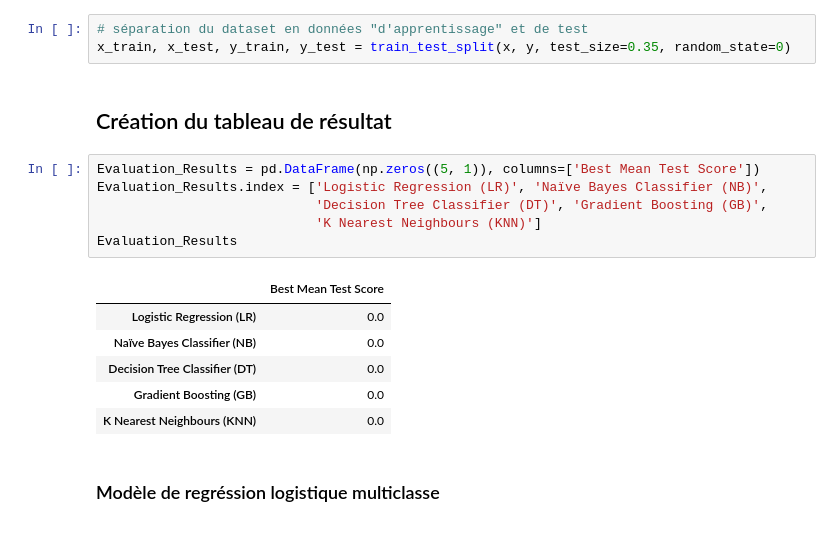
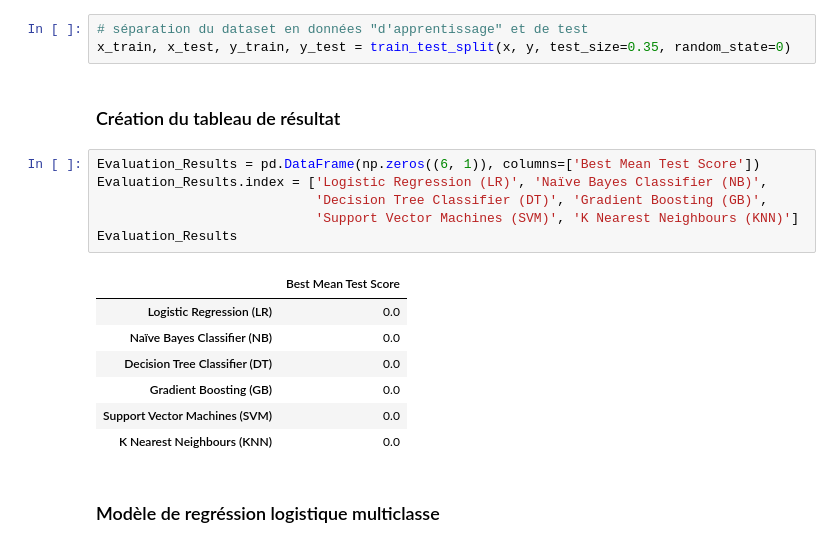
Before and after one commit to Julien-Faure/mines-ai-number-recognition-project, a Jupyter notebook: report.ipynb, the cells around one changed output. Drawn from its saved outputs; the diff is of its cells as text.

```diff
--- a/report.ipynb
+++ b/report.ipynb
@@ -156,19 +159,20 @@ Pour trouver cette valeur, nous avons appliqué la procédure suivante, nous avo
 # séparation du dataset en données "d'apprentissage" et de test
 x_train, x_test, y_train, y_test = train_test_split(x, y, test_size=0.35, random_state=0)
 # %% [markdown]
-## Création du tableau de résultat
+### Création du tableau de résultat
 # %%
-Evaluation_Results = pd.DataFrame(np.zeros((5, 1)), columns=['Best Mean Test Score'])
+Evaluation_Results = pd.DataFrame(np.zeros((6, 1)), columns=['Best Mean Test Score'])
 Evaluation_Results.index = ['Logistic Regression (LR)', 'Naïve Bayes Classifier (NB)',
                             'Decision Tree Classifier (DT)', 'Gradient Boosting (GB)',
-                            'K Nearest Neighbours (KNN)']
+                            'Support Vector Machines (SVM)', 'K Nearest Neighbours (KNN)']
 Evaluation_Results
 # %% [output]
 |  | Best Mean Test Score |
 | Logistic Regression (LR) | 0.0 |
 | Naïve Bayes Classifier (NB) | 0.0 |
 | Decision Tree Classifier (DT) | 0.0 |
 | Gradient Boosting (GB) | 0.0 |
+| Support Vector Machines (SVM) | 0.0 |
 | K Nearest Neighbours (KNN) | 0.0 |
 # %% [markdown]
 ### Modèle de regréssion logistique multiclasse
```
Also changed, not shown: parts of 22 cells of this notebook.
